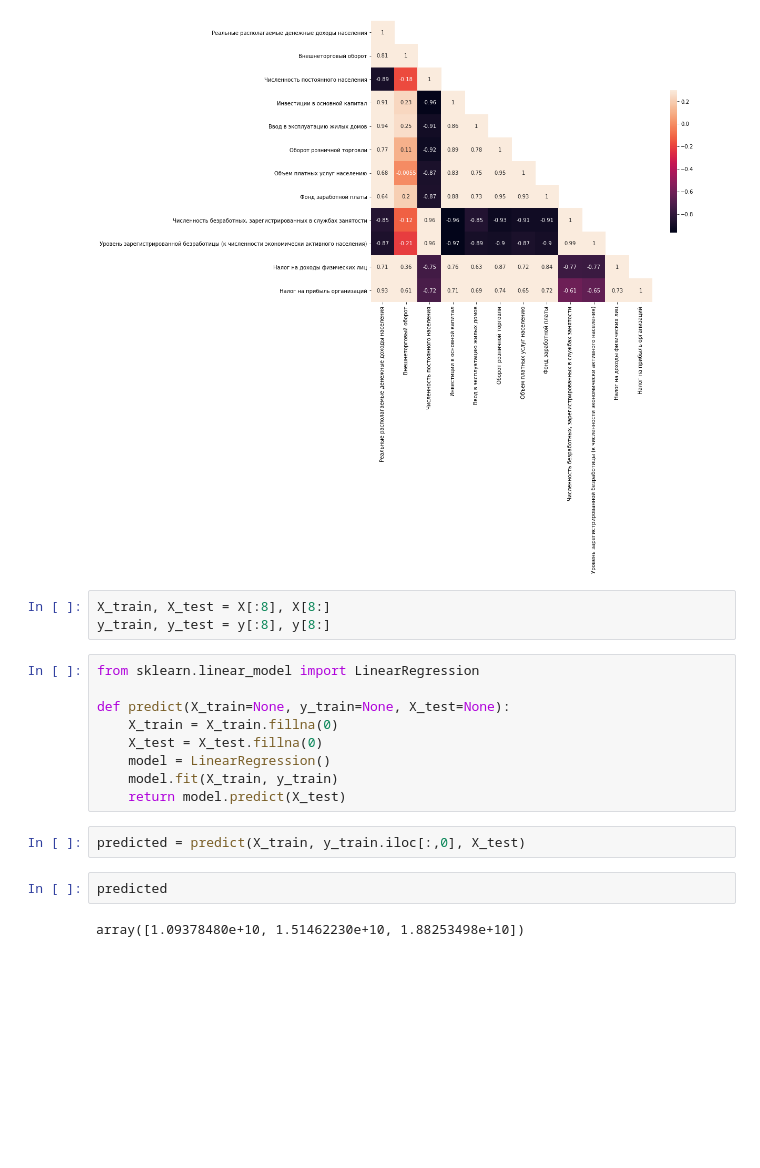
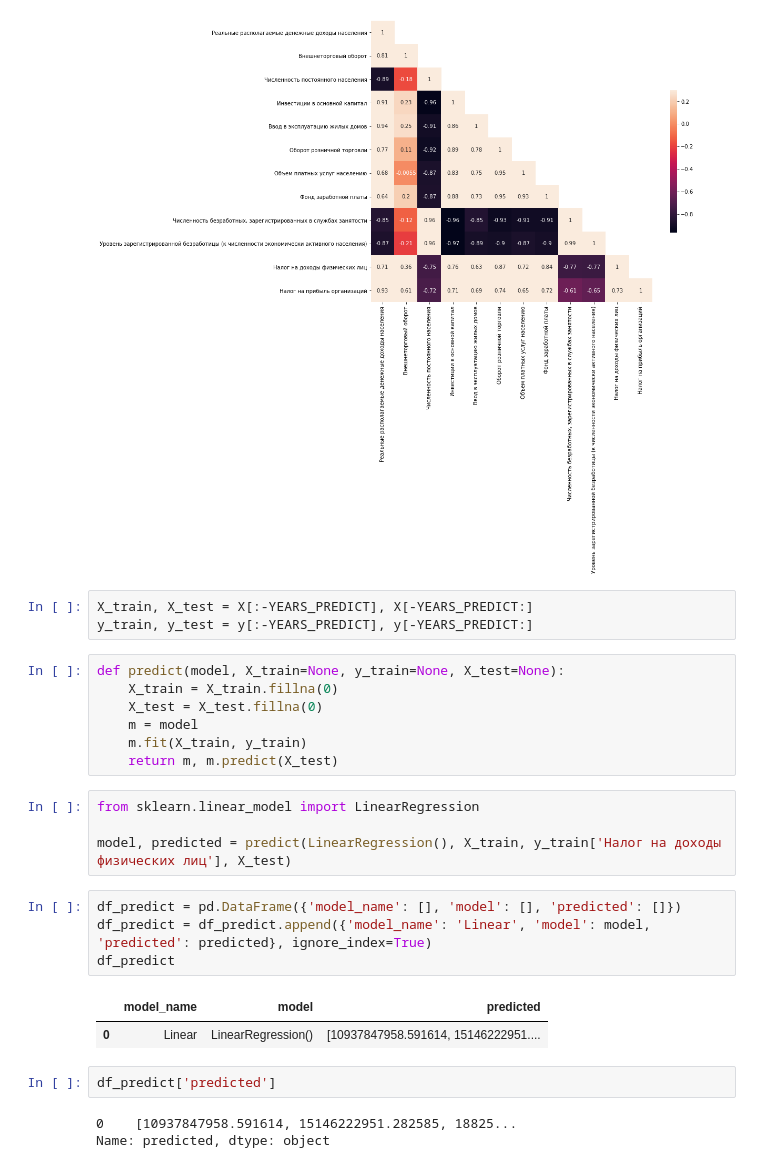
Before and after one commit to brut0/leadersofdigital_budget10, a Jupyter notebook: notebooks/model.ipynb, the cells around one changed output. Saved outputs shown, nothing was run; the diff lists cells and outputs as text; blank space fills up the shorter version.

```diff
--- a/notebooks/model.ipynb
+++ b/notebooks/model.ipynb
@@ -152,20 +154,28 @@ plt.show()
 # %% [output]
 [figure]
 # %%
-X_train, X_test = X[:8], X[8:]
-y_train, y_test = y[:8], y[8:]
+X_train, X_test = X[:-YEARS_PREDICT], X[-YEARS_PREDICT:]
+y_train, y_test = y[:-YEARS_PREDICT], y[-YEARS_PREDICT:]
 # %%
-from sklearn.linear_model import LinearRegression
-
-def predict(X_train=None, y_train=None, X_test=None):
+def predict(model, X_train=None, y_train=None, X_test=None):
     X_train = X_train.fillna(0)
     X_test = X_test.fillna(0)
-    model = LinearRegression()
-    model.fit(X_train, y_train)
-    return model.predict(X_test)
+    m = model
+    m.fit(X_train, y_train)
+    return m, m.predict(X_test)
-# %%
-predicted = predict(X_train, y_train.iloc[:,0], X_test)
-# %%
-predicted
-# %% [output]
-array([1.09378480e+10, 1.51462230e+10, 1.88253498e+10])
+# %%
+from sklearn.linear_model import LinearRegression
+
+model, predicted = predict(LinearRegression(), X_train, y_train['Налог на доходы физических лиц'], X_test)
+# %%
+df_predict = pd.DataFrame({'model_name': [], 'model': [], 'predicted': []})
+df_predict = df_predict.append({'model_name': 'Linear', 'model': model, 'predicted': predicted}, ignore_index=True)
+df_predict
+# %% [output]
+|  | model_name | model | predicted |
+| 0 | Linear | LinearRegression() | [10937847958.591614, 15146222951.... |
+# %%
+df_predict['predicted']
+# %% [output]
+0    [10937847958.591614, 15146222951.282585, 18825...
+Name: predicted, dtype: object
```
Also changed, not shown: parts of 7 cells of this notebook.
